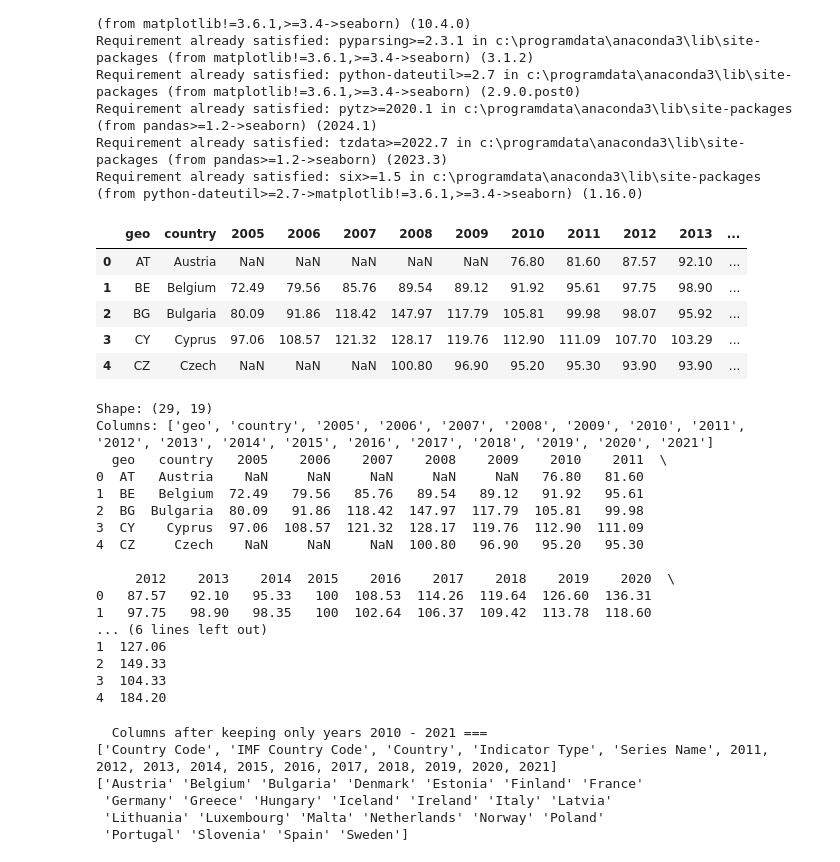
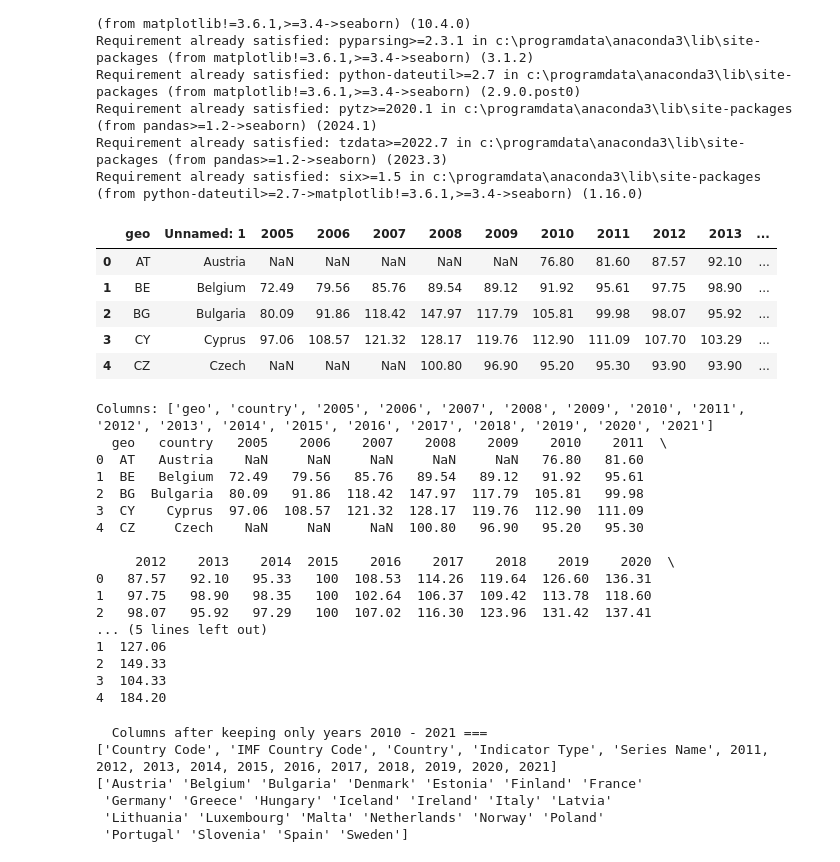
Before and after one commit to tihitnag/inflation-house-price-for-eu-, a Jupyter notebook: house_price.ipynb, the cells around one changed output. Cells and saved outputs as stored; diff of their text form; code cells hidden in the pictures.

```diff
--- a/house_price.ipynb
+++ b/house_price.ipynb
@@ -23,25 +23,24 @@ Requirement already satisfied: pytz>=2020.1 in c:\programdata\anaconda3\lib\site
 Requirement already satisfied: tzdata>=2022.7 in c:\programdata\anaconda3\lib\site-packages (from pandas>=1.2->seaborn) (2023.3)
 Requirement already satisfied: six>=1.5 in c:\programdata\anaconda3\lib\site-packages (from python-dateutil>=2.7->matplotlib!=3.6.1,>=3.4->seaborn) (1.16.0)
 # %%
-data1=pd.read_csv('new_house_price.csv', encoding='utf-8')
+data1=pd.read_csv('new_house price.csv', encoding='utf-8')
 new_df=pd.DataFrame()
 
 data1.head()
 # %% [output]
-|  | geo | country | 2005 | 2006 | 2007 | 2008 | 2009 | 2010 | 2011 | 2012 | 2013 | ... |
+|  | geo | Unnamed: 1 | 2005 | 2006 | 2007 | 2008 | 2009 | 2010 | 2011 | 2012 | 2013 | ... |
 | 0 | AT | Austria | NaN | NaN | NaN | NaN | NaN | 76.80 | 81.60 | 87.57 | 92.10 | ... |
 | 1 | BE | Belgium | 72.49 | 79.56 | 85.76 | 89.54 | 89.12 | 91.92 | 95.61 | 97.75 | 98.90 | ... |
 | 2 | BG | Bulgaria | 80.09 | 91.86 | 118.42 | 147.97 | 117.79 | 105.81 | 99.98 | 98.07 | 95.92 | ... |
 | 3 | CY | Cyprus | 97.06 | 108.57 | 121.32 | 128.17 | 119.76 | 112.90 | 111.09 | 107.70 | 103.29 | ... |
 | 4 | CZ | Czech | NaN | NaN | NaN | 100.80 | 96.90 | 95.20 | 95.30 | 93.90 | 93.90 | ... |
 # %%
+data1.rename(columns={'Unnamed: 1': 'country'}, inplace=True)
 
-# Check if it loaded correctly
-print("Shape:", data1.shape)
 print("Columns:", data1.columns.tolist())
+
 print(data1.head())
 # %% [output]
-Shape: (29, 19)
 Columns: ['geo', 'country', '2005', '2006', '2007', '2008', '2009', '2010', '2011', '2012', '2013', '2014', '2015', '2016', '2017', '2018', '2019', '2020', '2021']
   geo   country   2005    2006    2007    2008    2009    2010    2011  \
 0  AT   Austria    NaN     NaN     NaN     NaN     NaN   76.80   81.60
@@ -53,7 +52,8 @@ Columns: ['geo', 'country', '2005', '2006', '2007', '2008', '2009', '2010', '201
      2012    2013    2014  2015    2016    2017    2018    2019    2020  \
 0   87.57   92.10   95.33   100  108.53  114.26  119.64  126.60  136.31
 1   97.75   98.90   98.35   100  102.64  106.37  109.42  113.78  118.60
-... (6 lines left out)
+2   98.07   95.92   97.29   100  107.02  116.30  123.96  131.42  137.41
+... (5 lines left out)
 1  127.06
 2  149.33
 3  104.33
```
Also changed, not shown: parts of 37 cells of this notebook, 3 other files.
